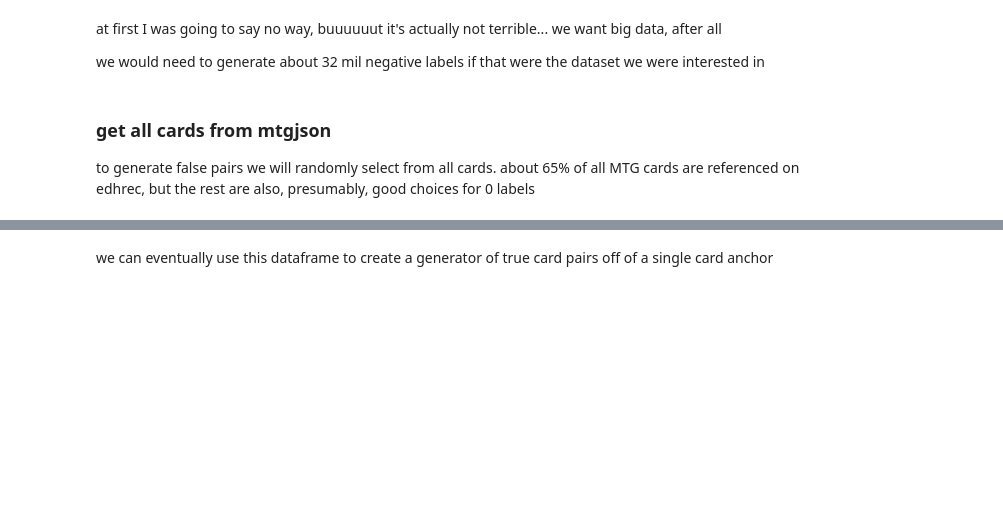
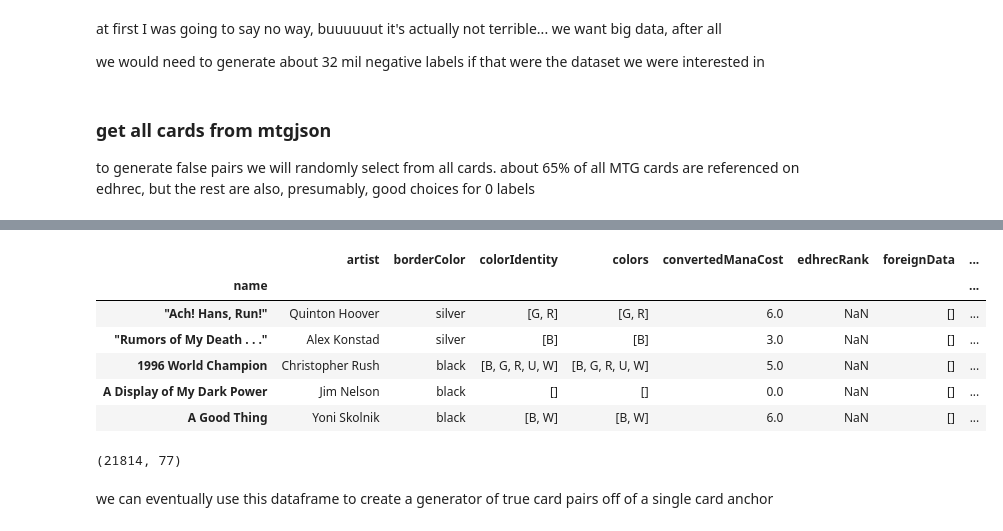
Before and after one commit to RZachLamberty/mtg-research, a Jupyter notebook: bert-edh-pair-prediction/edh-pair-prediction.ipynb, the cells around one changed output, grey strips where cells are left out. Cells and saved outputs as stored; diff of their text form; code cells hidden in the pictures; blank space fills up the shorter version.

```diff
--- a/bert-edh-pair-prediction/edh-pair-prediction.ipynb
+++ b/bert-edh-pair-prediction/edh-pair-prediction.ipynb
@@ -40,9 +40,11 @@ pd.set_option('display.max_colwidth', None)
 # %% [markdown]
 I'm getting tired of toggling cells from raw to python code, so here I'll put some flags, and then wrap entire sections in these flags
 # %%
-IS_LOCAL_LAPTOP = False
-BUILD_TTV_DATASETS = False
-USE_CARD_SAMPLER_V2 = False
+CARD_SAMPLER_VERSION = 2
+
+IS_LOCAL_LAPTOP = True
+BUILD_TTV_DATASETS = True
+#USE_CARD_SAMPLER_V2 = False
 DO_FINE_TUNING = False
 USE_FINE_TUNED_MODEL = False
 CHECK_FINE_TUNED_MODEL_RESULTS = False
@@ -114,3 +142,5 @@ if IS_LOCAL_LAPTOP:
              .sort_values(by=['name', 'multiverseId'], ascending=False)
              .groupby('name')
              .first())
+
+    cards.index = cards.index.str.lower()
@@ -117,7 +159,19 @@ if IS_LOCAL_LAPTOP:
+# %%
+cards.head()
+# %% [output]
+|  | artist | borderColor | colorIdentity | colors | convertedManaCost | edhrecRank | foreignData | ... |
+| name |  |  |  |  |  |  |  | ... |
+| "Ach! Hans, Run!" | Quinton Hoover | silver | [G, R] | [G, R] | 6.0 | NaN | [] | ... |
+| "Rumors of My Death . . ." | Alex Konstad | silver | [B] | [B] | 3.0 | NaN | [] | ... |
+| 1996 World Champion | Christopher Rush | black | [B, G, R, U, W] | [B, G, R, U, W] | 5.0 | NaN | [] | ... |
+| A Display of My Dark Power | Jim Nelson | black | [] | [] | 0.0 | NaN | [] | ... |
+| A Good Thing | Yoni Skolnik | black | [B, W] | [B, W] | 6.0 | NaN | [] | ... |
 # %%
 # before groupby().last(): 56_002, 78
 # after: 21_814, 77
 cards.shape if IS_LOCAL_LAPTOP else None
+# %% [output]
+(21814, 77)
 # %%
 if IS_LOCAL_LAPTOP:
     all_cards = set(cards.index.values)
```
Also changed, not shown: parts of 7 cells of this notebook, 2 other files.
